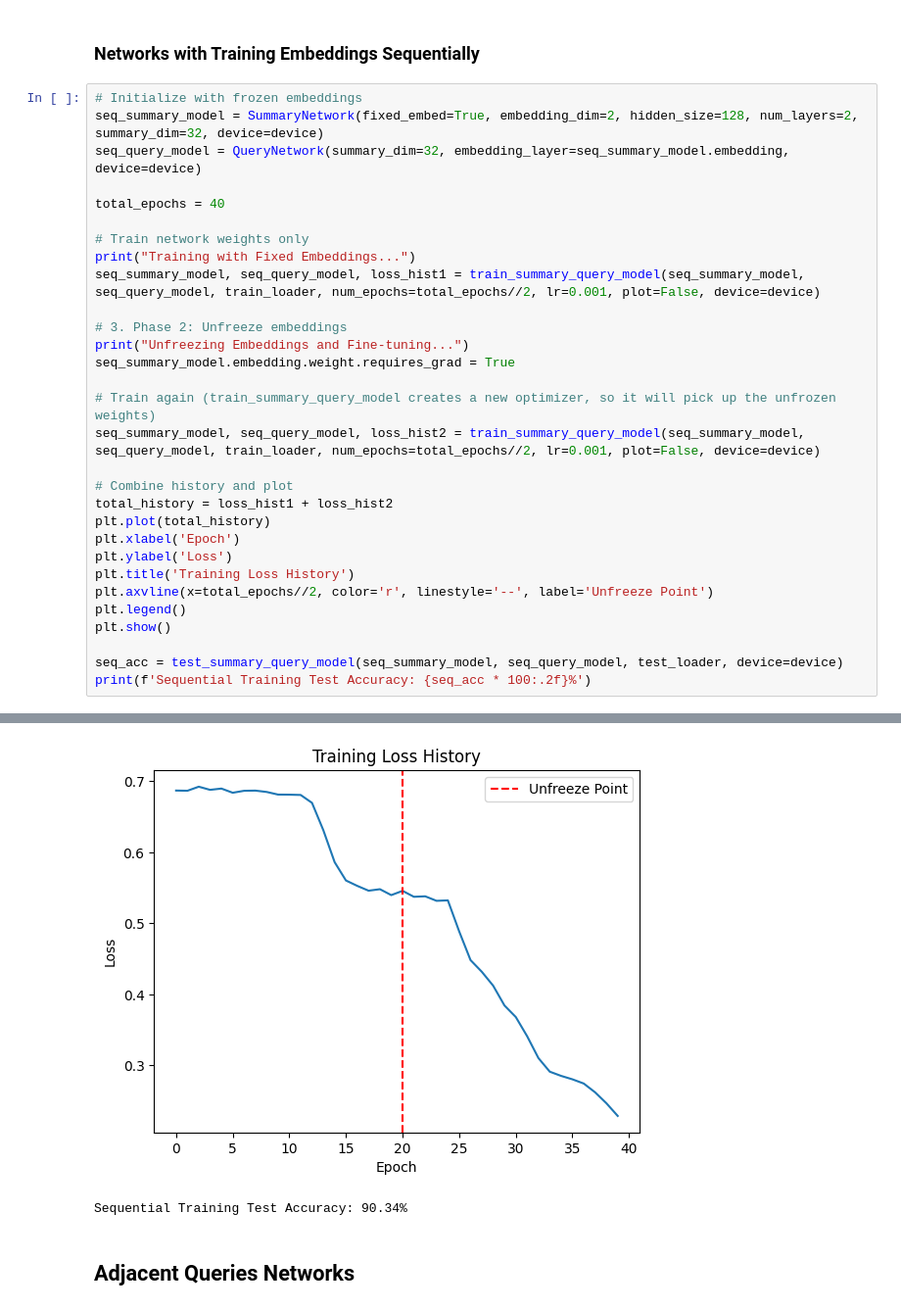
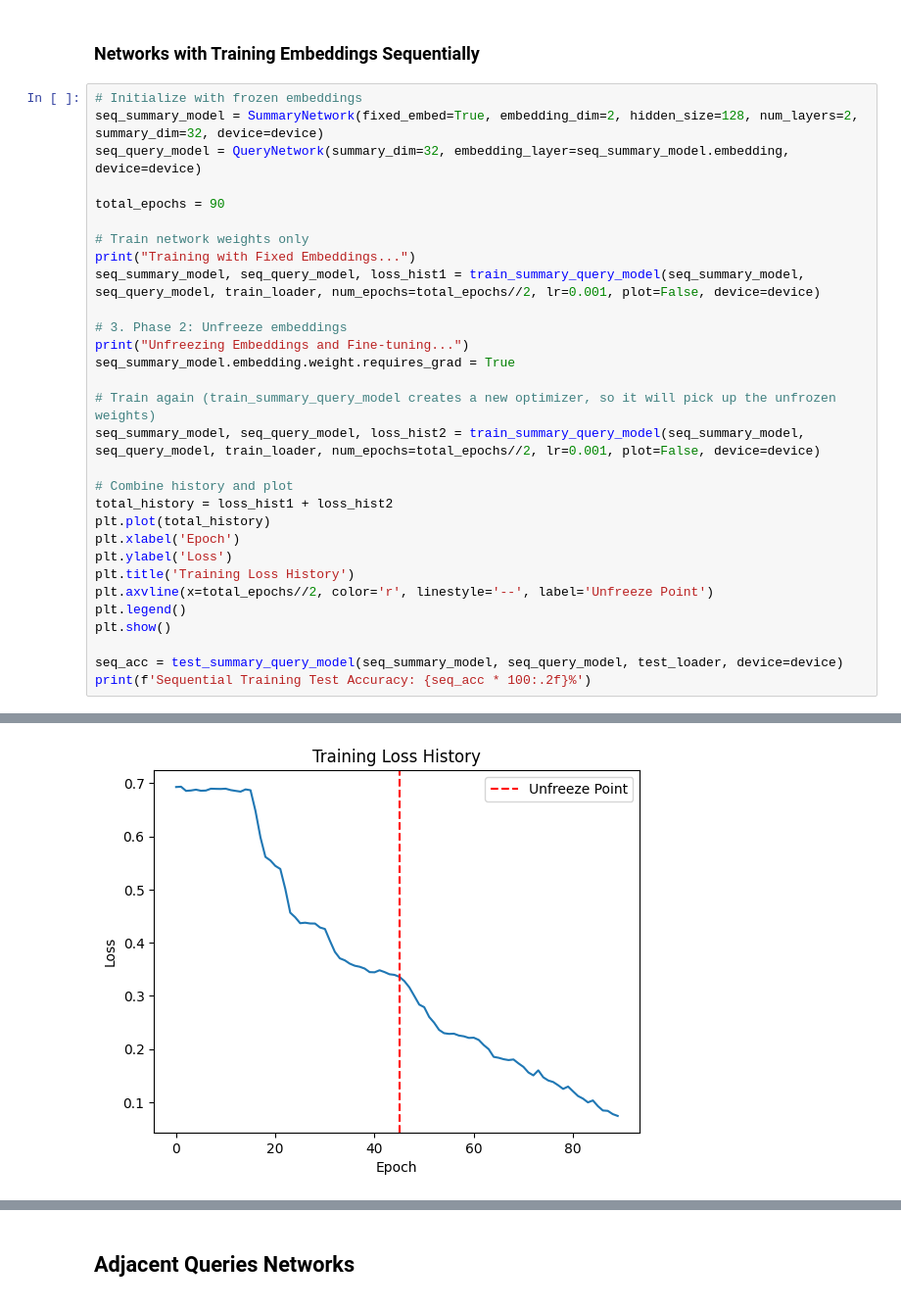
Before and after one commit to yashc73080/CS462-Deep-Learning, a Jupyter notebook: HW3/sequences.ipynb, the cells around one changed output, grey strips where cells are left out. Shown at 98% size. Drawn from its saved outputs; the diff is of its cells as text.

```diff
--- a/HW3/sequences.ipynb
+++ b/HW3/sequences.ipynb
@@ -737,7 +737,7 @@ Simultaneous Training Test Accuracy: 84.54%
 seq_summary_model = SummaryNetwork(fixed_embed=True, embedding_dim=2, hidden_size=128, num_layers=2, summary_dim=32, device=device)
 seq_query_model = QueryNetwork(summary_dim=32, embedding_layer=seq_summary_model.embedding, device=device)
 
-total_epochs = 40
+total_epochs = 90
 
 # Train network weights only
 print("Training with Fixed Embeddings...")
@@ -766,0 +783 @@ Training with Fixed Embeddings...
+[figure, new version]
@@ -778,5 +785,3 @@ Epoch 20/20, Loss: 0.2289
-[figure, old version]
-Sequential Training Test Accuracy: 90.34%
 # %% [markdown]
 ## Adjacent Queries Networks
 # %% [markdown]
```
Also changed, not shown: parts of 14 cells of this notebook.
